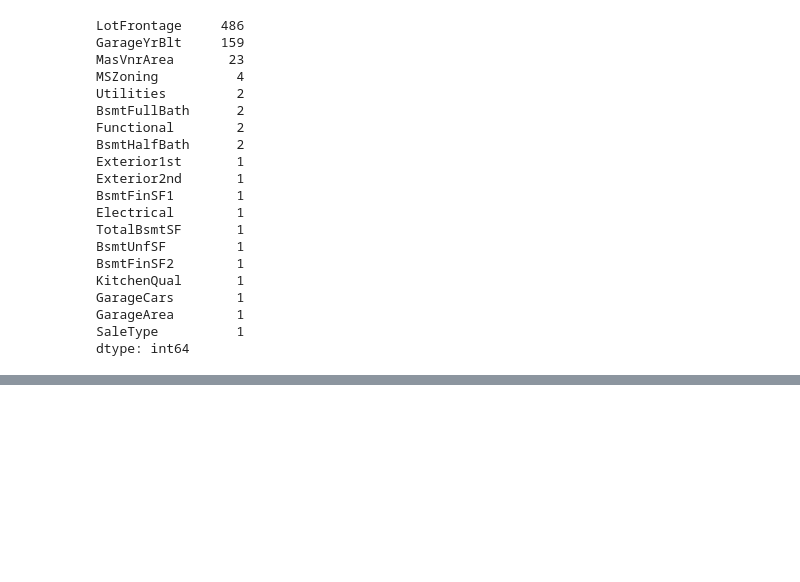
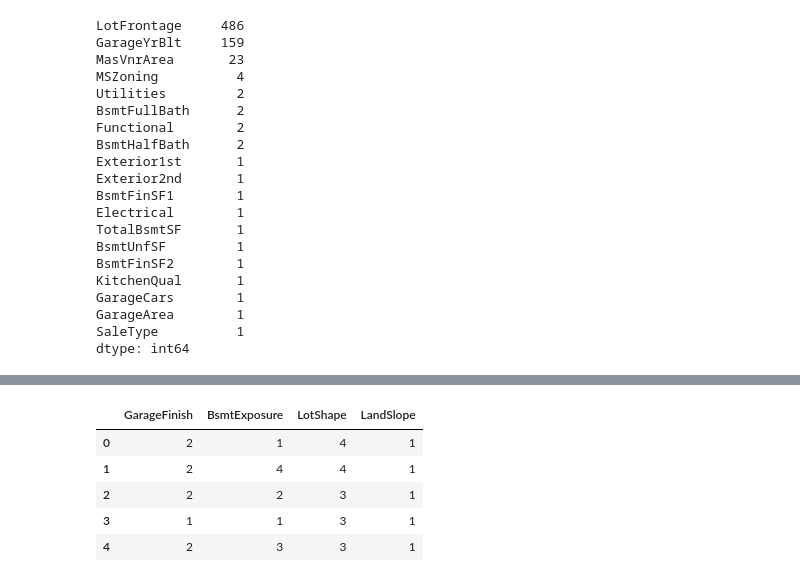
Before and after one commit to rifat-ml-dev/ml-engineer-journey, a Jupyter notebook: house_price_prediction/notebooks/data_understanding.ipynb, the cells around one changed output, grey strips where cells are left out. Cells and saved outputs as stored; diff of their text form; code cells hidden in the pictures; blank space fills up the shorter version.

```diff
--- a/house_price_prediction/notebooks/data_understanding.ipynb
+++ b/house_price_prediction/notebooks/data_understanding.ipynb
@@ -655,0 +676,4 @@ dtype: int64
+# %%
+combined["MasVnrArea"] = combined[
+    "MasVnrArea"
+].fillna(0)
@@ -655,0 +801,16 @@ dtype: int64
+# %%
+combined[
+    [
+        "GarageFinish",
+        "BsmtExposure",
+        "LotShape",
+        "LandSlope"
+    ]
+].head()
+# %% [output]
+|  | GarageFinish | BsmtExposure | LotShape | LandSlope |
+| 0 | 2 | 1 | 4 | 1 |
+| 1 | 2 | 4 | 4 | 1 |
+| 2 | 2 | 2 | 3 | 1 |
+| 3 | 1 | 1 | 3 | 1 |
+| 4 | 2 | 3 | 3 | 1 |
```
Also changed, not shown: parts of 17 cells of this notebook.
